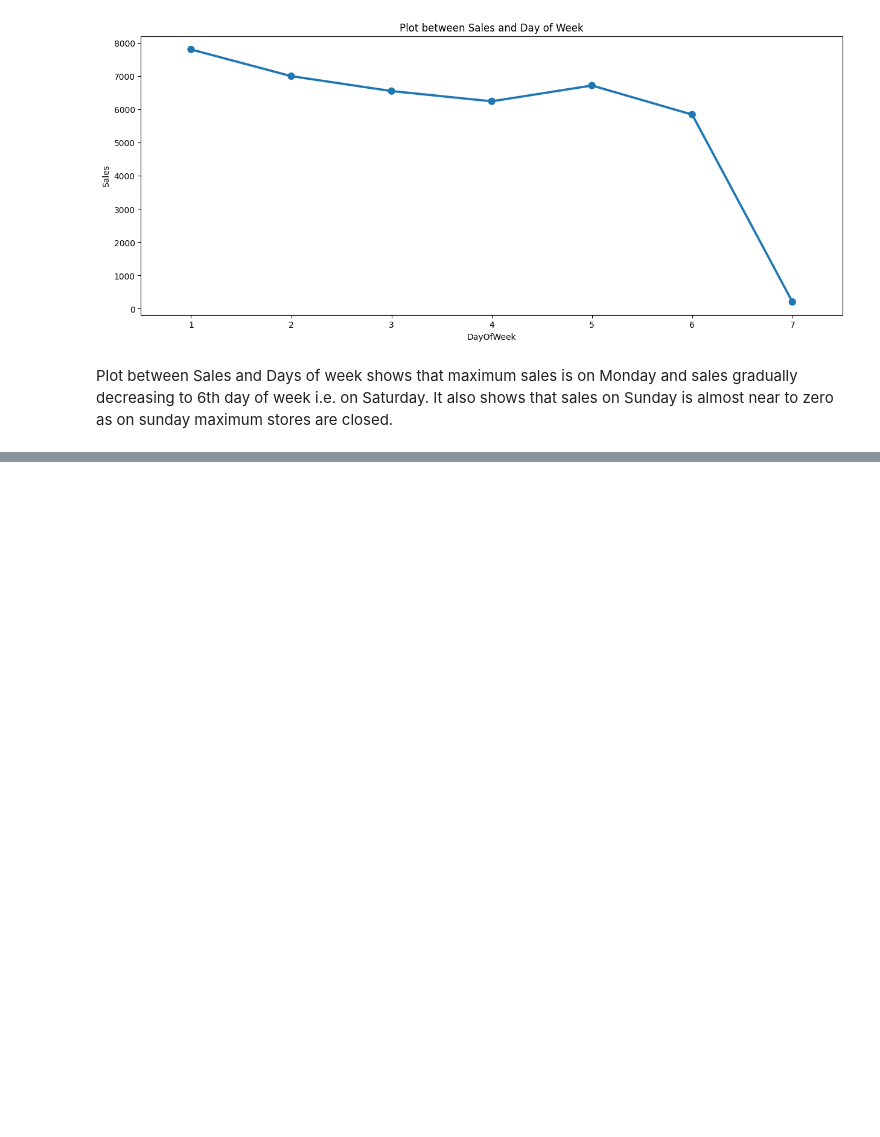
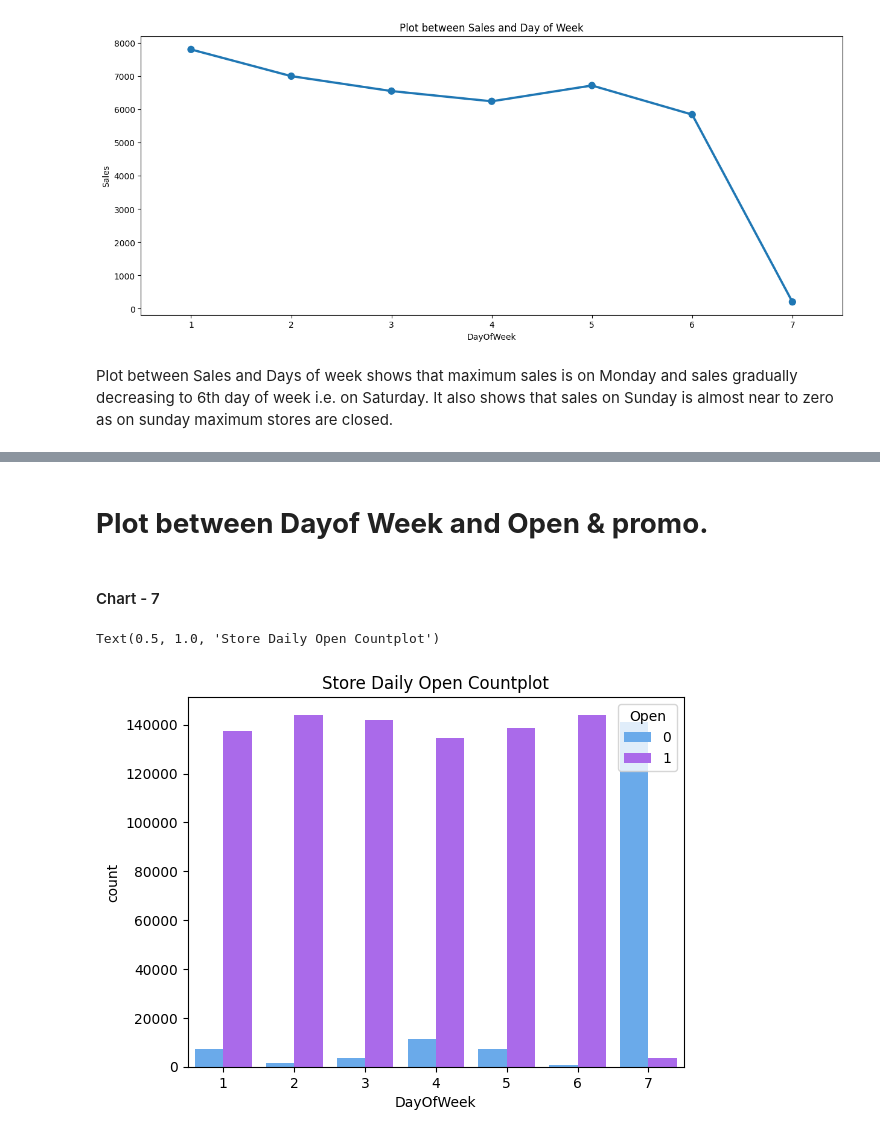
Before and after one commit to yamini1998m/-ML-Regression-ProjectTemplate.ipynb, a Jupyter notebook: ML_Regression_ProjectTemplate.ipynb, the cells around one changed output, grey strips where cells are left out. Drawn from its saved outputs; the diff is of its cells as text; code cells hidden in the pictures; blank space fills up the shorter version.

```diff
--- a/ML_Regression_ProjectTemplate.ipynb
+++ b/ML_Regression_ProjectTemplate.ipynb
@@ -491,0 +514,11 @@ Plot between Sales and Days of week shows that maximum sales is on Monday and sa
+# %% [markdown]
+# **Plot between Dayof Week and Open & promo.**
+# %% [markdown]
+#### Chart - 7
+# %%
+# Chart - 7 visualization code
+sns.countplot(x= 'DayOfWeek', hue='Open', data= ds_final, palette='cool')
+plt.title('Store Daily Open Countplot')
+# %% [output]
+Text(0.5, 1.0, 'Store Daily Open Countplot')
+[figure, added]
```
Also changed, not shown: parts of 10 cells of this notebook.
